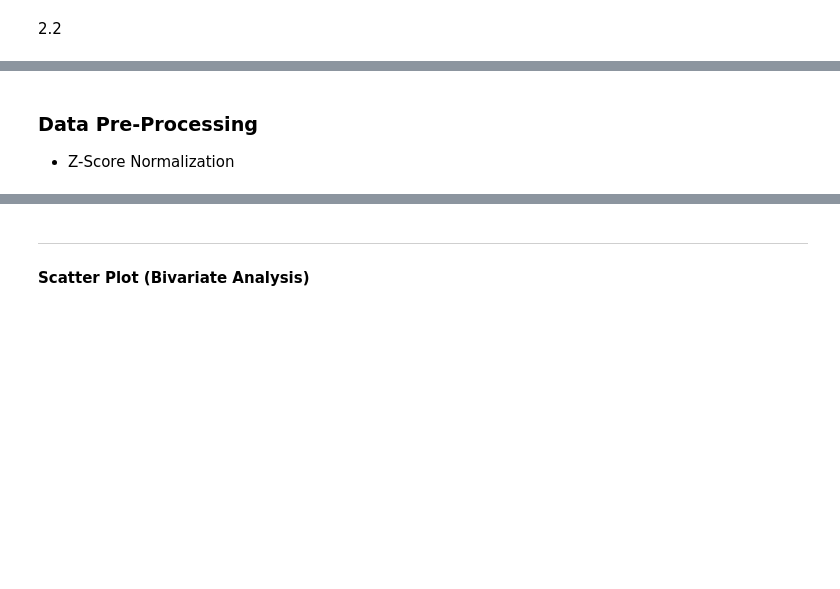
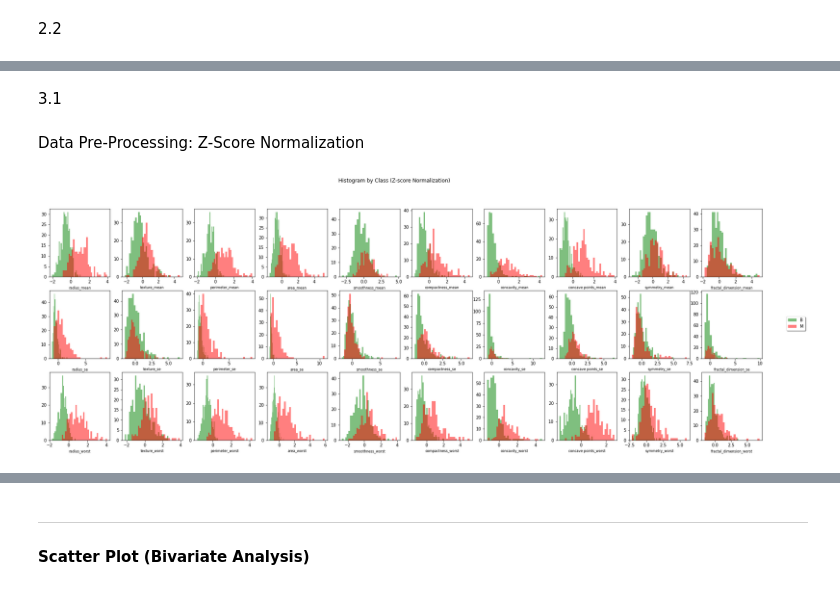
Before and after one commit to lucasabdalah/Exploratory-Data-Analisys, a Jupyter notebook: code/hw1/data_investigation.ipynb, the cells around one changed output, grey strips where cells are left out. Cells and saved outputs as stored; diff of their text form; code cells hidden in the pictures; blank space fills up the shorter version.

```diff
--- a/code/hw1/data_investigation.ipynb
+++ b/code/hw1/data_investigation.ipynb
@@ -136,26 +150,31 @@ Predictor Skewness:
+# %% [markdown]
+3.1
 # %% [markdown]
-### Data Pre-Processing
-- Z-Score Normalization
+Data Pre-Processing: Z-Score Normalization
 # %%
 # Data Preprocessing: apply z-score
-numeric_columns = df.select_dtypes(include=[np.number]).columns
-df_Zscore = df[numeric_columns].apply(zscore);
+df_Zscore = df.copy()
+df_Zscore[numeric_columns] = df_Zscore[numeric_columns].apply(zscore);
+# Split dataset by class
+df_Zscore_Benign = df_Zscore[df_Zscore['diagnosis']=='B'];
+df_Zscore_Malignant = df_Zscore[df_Zscore['diagnosis']=='M'];
 # %%
-n_rows = 3
-n_cols = 10
+fig2, axes2 = plt.subplots(n_of["rows"], n_of["cols"], figsize=(30,10))
 
-fig1, axes1 = plt.subplots(n_rows, n_cols, figsize=(20,9))      # create new figure and axes
-i = 0   # counter to interate through numeric columns
-for ii in range(n_rows):
-        for jj in range(n_cols):
-                # print(numeric_columns[i])
-                ax = axes1[ii]
+i = 0
+for ii in range(n_of["rows"]):
+        for jj in range(n_of["cols"]):
                 # Histogram of Beningn and Malignant
-                ax[jj].hist(dfB[numeric_columns[i]], bins = 30, alpha = 0.5, label = 'B')
-                ax[jj].hist(dfM[numeric_columns[i]], bins = 30, alpha = 0.5, label = 'M')
-                ax[jj].set_title(numeric_columns[i], fontsize = 8)
+                ax = axes2[ii]
+                ax[jj].hist(df_Zscore_Benign[numeric_columns[i]], bins = 30, color="green", alpha = 0.5, label = 'B')
+                ax[jj].hist(df_Zscore_Malignant[numeric_columns[i]], bins = 30, color="red", alpha = 0.5, label = 'M')
+                ax[jj].set_xlabel(numeric_columns[i], fontsize = 8)
+                i += 1
 
-                i += 1
-fig1.suptitle('Histogram by class')
+fig2.suptitle('Histogram by Class (Z-score Normalization)')
 plt.legend(loc = 'upper right', bbox_to_anchor = (1.75, 1.85), frameon = True, shadow = True)
+fig2.savefig(r"figures/3-1-conditional-histogram.pdf")
+fig2.savefig(r"figures/3-1-conditional-histogram.png")
 plt.show()
+# %% [output]
+[figure, added]
```
Also changed, not shown: parts of 19 cells of this notebook, 3 other files.
